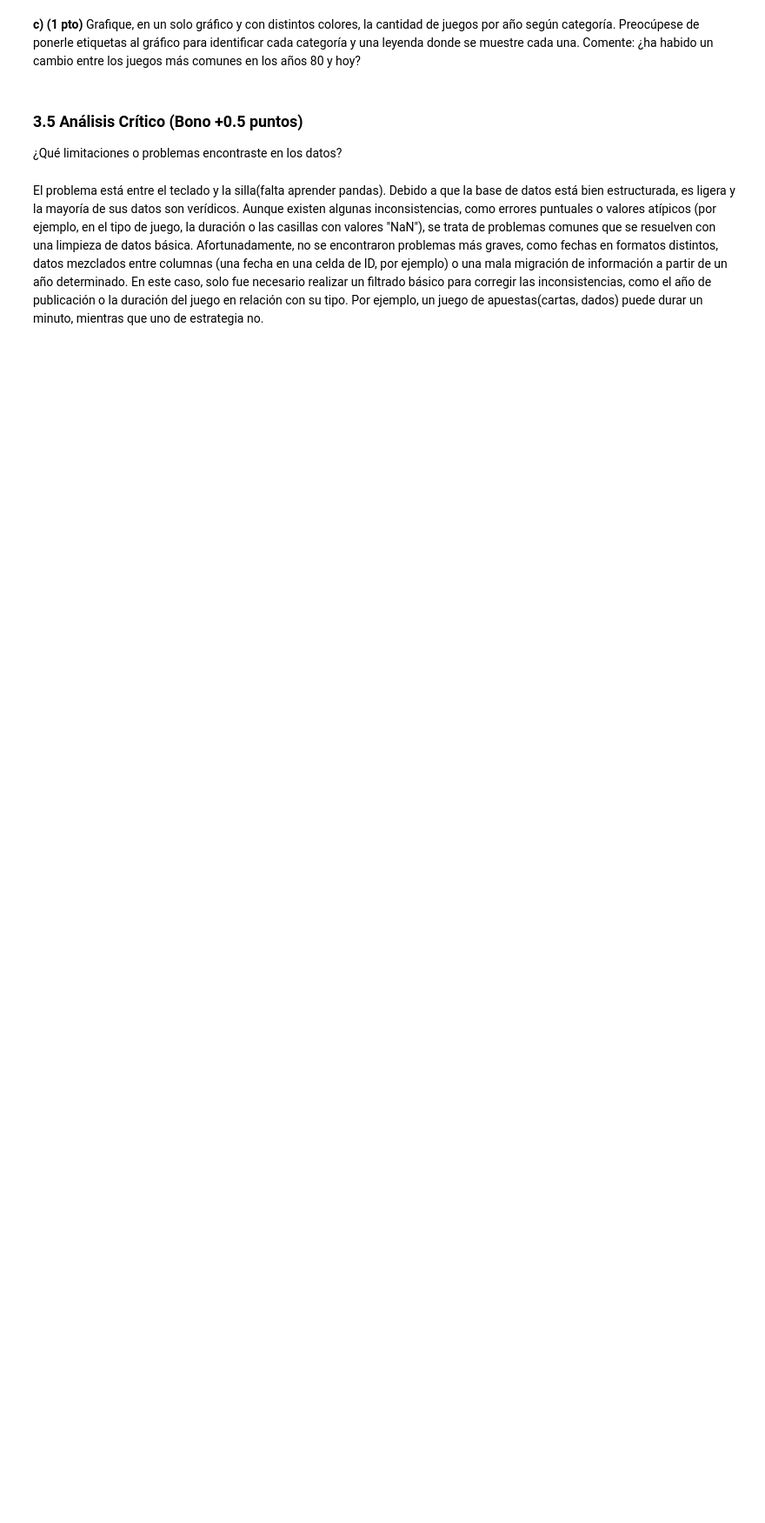
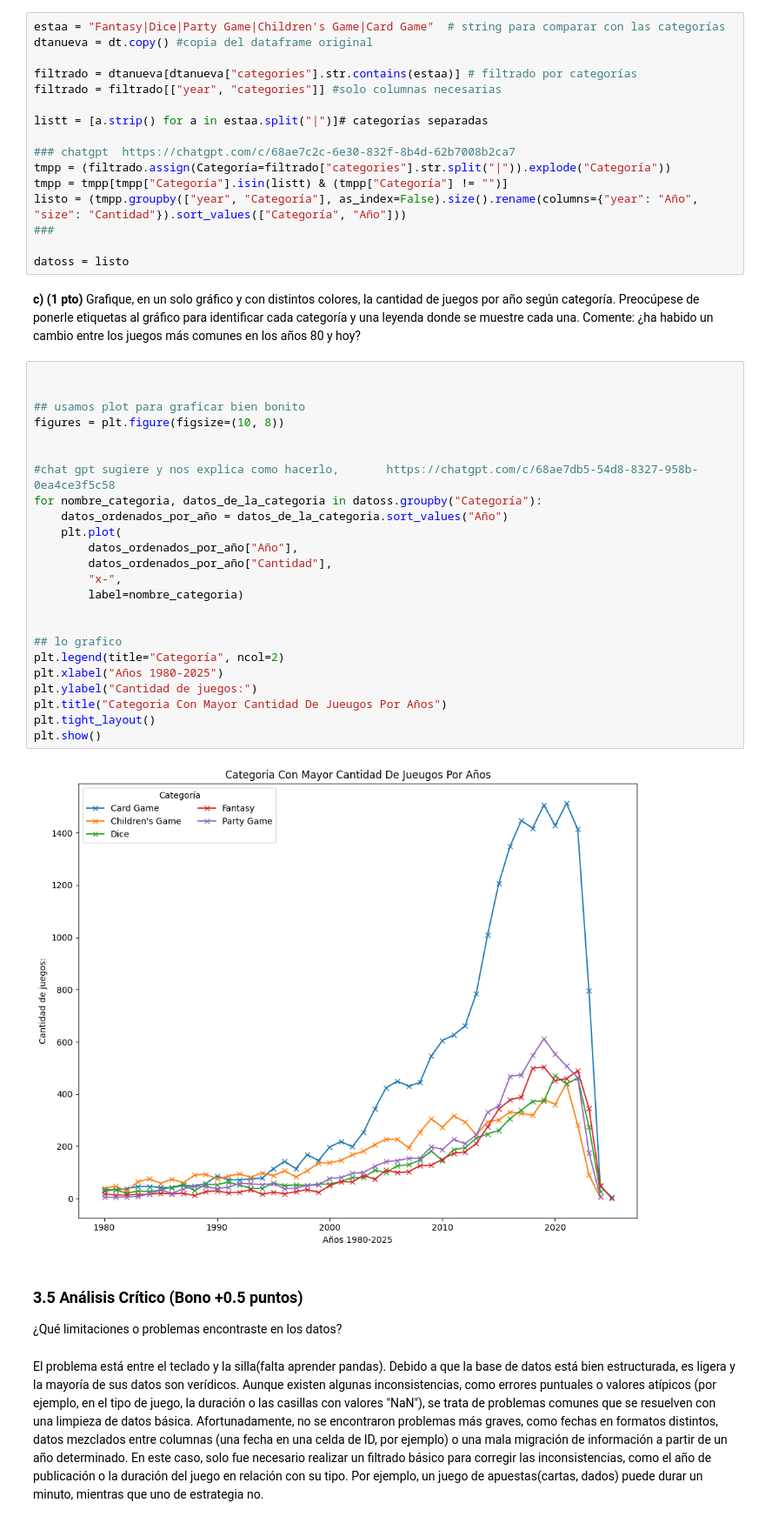
Before and after one commit to Sebastmenas/IMT2200--Sebastian-Mena, a Jupyter notebook: Tareas/T1/IMT2200-25s2 - Tarea 01.ipynb, the cells around one changed output. Shown at 87% size. Cells and saved outputs as stored; diff of their text form; blank space fills up the shorter version.

```diff
--- a/Tareas/T1/IMT2200-25s2 - Tarea 01.ipynb
+++ b/Tareas/T1/IMT2200-25s2 - Tarea 01.ipynb
@@ -258,7 +351,49 @@ Existe una gran diversidad de categorías de juegos de mesa. Ahora nos concentra
 # %% [markdown]
 **b) (0.3 pts)** Para cada una de estas 5 categorías, cree un DataFrame que contenga la cantidad de juegos en el dataset según año. Luego junte estos DataFrames en uno solo con los atributos de "Año", "Categoría" y "Cantidad".
+# %%
+estaa = "Fantasy|Dice|Party Game|Children's Game|Card Game"  # string para comparar con las categorías
+dtanueva = dt.copy() #copia del dataframe original
+
+filtrado = dtanueva[dtanueva["categories"].str.contains(estaa)] # filtrado por categorías
+filtrado = filtrado[["year", "categories"]] #solo columnas necesarias
+
+listt = [a.strip() for a in estaa.split("|")]# categorías separadas
+
+### chatgpt  https://chatgpt.com/c/68ae7c2c-6e30-832f-8b4d-62b7008b2ca7
+tmpp = (filtrado.assign(Categoría=filtrado["categories"].str.split("|")).explode("Categoría"))
+tmpp = tmpp[tmpp["Categoría"].isin(listt) & (tmpp["Categoría"] != "")]
+listo = (tmpp.groupby(["year", "Categoría"], as_index=False).size().rename(columns={"year": "Año", "size": "Cantidad"}).sort_values(["Categoría", "Año"]))
+###
+
+datoss = listo
 # %% [markdown]
 **c) (1 pto)** Grafique, en un solo gráfico y con distintos colores, la cantidad de juegos por año según categoría. Preocúpese de ponerle etiquetas al gráfico para identificar cada categoría y una leyenda donde se muestre cada una. Comente: ¿ha habido un cambio entre los juegos más comunes en los años 80 y hoy?
+# %%
+
+
+## usamos plot para graficar bien bonito
+figures = plt.figure(figsize=(10, 8))
+
+
+#chat gpt sugiere y nos explica como hacerlo,       https://chatgpt.com/c/68ae7db5-54d8-8327-958b-0ea4ce3f5c58
+for nombre_categoria, datos_de_la_categoria in datoss.groupby("Categoría"):
+    datos_ordenados_por_año = datos_de_la_categoria.sort_values("Año")
+    plt.plot(
+        datos_ordenados_por_año["Año"],
+        datos_ordenados_por_año["Cantidad"],
+        "x-",
+        label=nombre_categoria)
+
+
+## lo grafico
+plt.legend(title="Categoría", ncol=2)
+plt.xlabel("Años 1980-2025")
+plt.ylabel("Cantidad de juegos:")
+plt.title("Categoria Con Mayor Cantidad De Jueugos Por Años")
+plt.tight_layout()
+plt.show()
+# %% [output]
+[figure, added]
 # %% [markdown]
 ### 3.5 Análisis Crítico (Bono +0.5 puntos)
 
```
Also changed, not shown: parts of 14 cells of this notebook, 1 other file.
